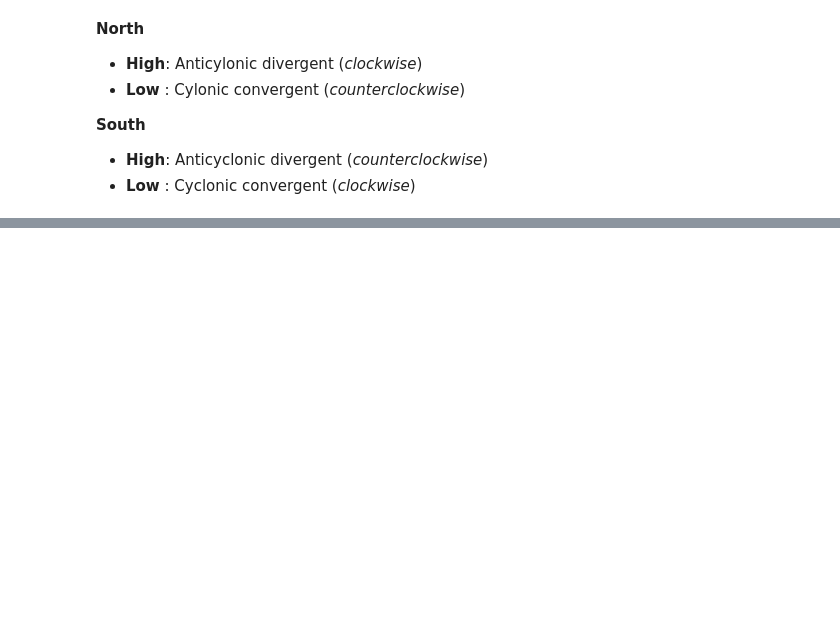
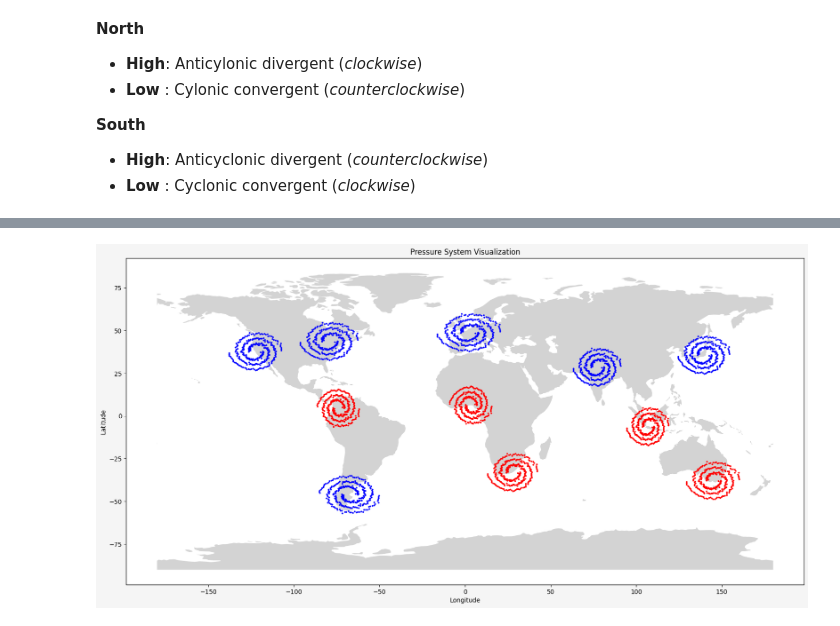
Before and after one commit to janiejestemja/geo, a Jupyter notebook: learning_notes.ipynb, the cells around one changed output, grey strips where cells are left out. Cells and saved outputs as stored; diff of their text form; code cells hidden in the pictures; blank space fills up the shorter version.

```diff
--- a/learning_notes.ipynb
+++ b/learning_notes.ipynb
@@ -193,0 +149,10 @@ plt.show()
+# %%
+def get_spiral_gdf(df, x_name, y_name, lon=0, lat=0, x_scale=1, y_scale=1):
+    spirals_df["lng"] = df.apply(lambda row: cartesian_to_geo(row[x_name] * x_scale, row[y_name] * y_scale, lon, lat)[0], axis=1)
+    spirals_df["lat"] = df.apply(lambda row: cartesian_to_geo(row[x_name] * x_scale, row[y_name] * y_scale, lon, lat)[1], axis=1)
+
+    spiral_points = [Point(x, y) for x, y in zip(spirals_df["lng"], spirals_df["lat"])]
+
+    spiral_gdf = gpd.GeoDataFrame(geometry=spiral_points)
+
+    return spiral_gdf
@@ -193,0 +189,15 @@ plt.show()
+# %%
+# City, lon, lat
+bogota = (-74.0722, 4.7111)
+comodoro_rivadavia = (-67.4808, -45.8647)
+delhi = (77.2300, 28.6100)
+east_london = (27.9047, -33.0175)
+jakarta = (106.8275, -6.175)
+lagos = (3.3841, 6.4550)
+melbourne = (144.9631, -37.8142)
+paris = (2.3522, 48.8567)
+san_francisco = (-122.4449, 37.7558 )
+tokyo = (139.6922, 35.6897)
+toronto = (-79.3733, 43.7417)
+
+cities = [bogota, comodoro_rivadavia, delhi, east_london, jakarta, lagos, melbourne, paris, tokyo, san_francisco, toronto]
@@ -194,2 +206,24 @@ plt.show()
+# %%
+cities = sorted(cities, key=lambda x :random())
+# %%
+scale = 1_000_000
+low = [ get_pressure_gdf(spirals_df, "l", city[0], city[1], scale, scale) for i, city in enumerate(cities) if i % 2 == 0]
+high = [ get_pressure_gdf(spirals_df, "h", city[0], city[1], scale, scale) for i, city in enumerate(cities) if i % 2 == 1]
+pressure_systems = low + high
+# %%
+fig, ax = plt.subplots(figsize=(16, 9), facecolor="whitesmoke", layout="constrained")
+world.plot(ax=ax, color="lightgrey")
+
+for pressure_system in pressure_systems:
+    pressure_system[0].plot(ax=ax, marker="o", markersize=3, color=pressure_system[1])
+
+
+ax.set_title("Pressure System Visualization")
+ax.set_xlabel("Longitude")
+ax.set_ylabel("Latitude")
+
+plt.show()
+# %% [output]
+[figure, added]
 # %%
 # Section yet to be written...
```
Also changed, not shown: parts of 15 cells of this notebook.
